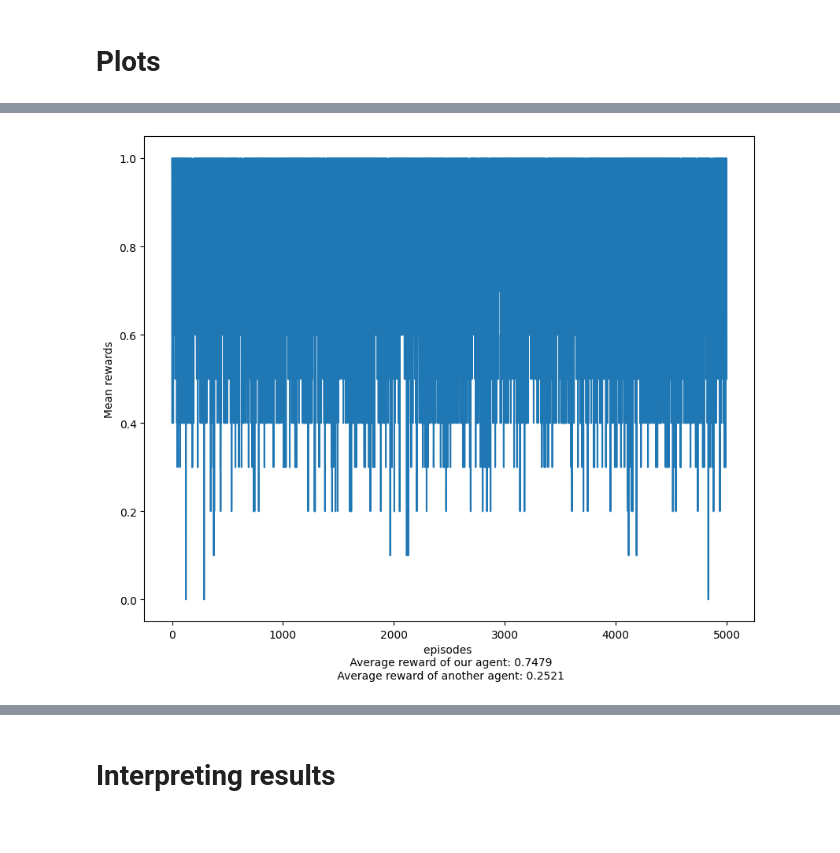
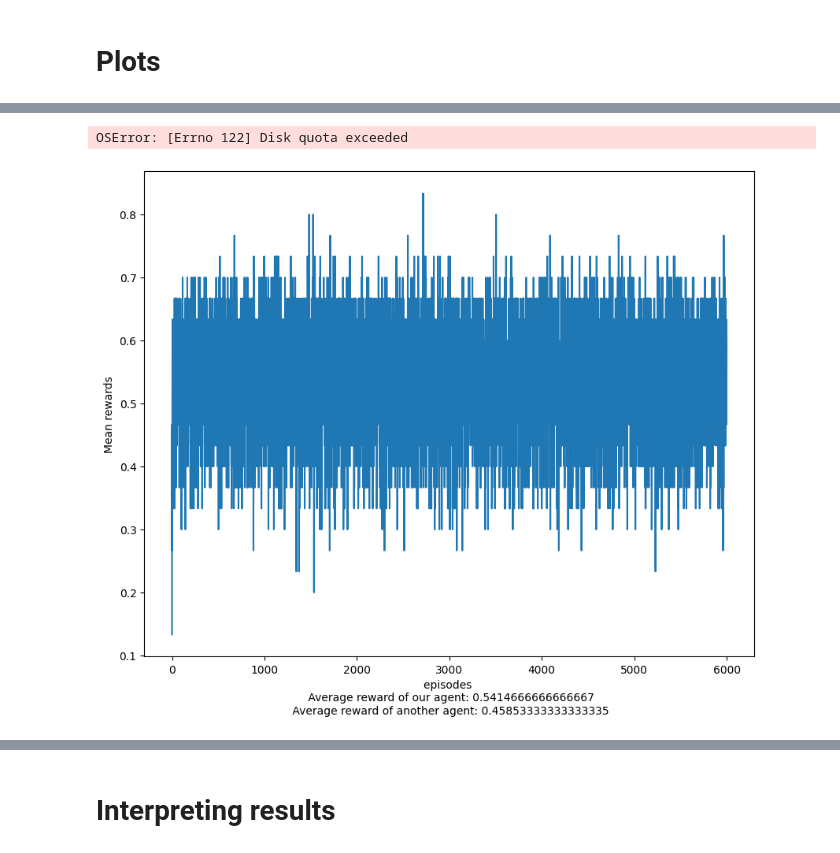
Before and after one commit to kittyfungg/4yp, a Jupyter notebook: Batch/Rmax-arch1_batch_limitedtraj.ipynb, the cells around one changed output, grey strips where cells are left out. Drawn from its saved outputs; the diff is of its cells as text; code cells hidden in the pictures.

```diff
--- a/Batch/Rmax-arch1_batch_limitedtraj.ipynb
+++ b/Batch/Rmax-arch1_batch_limitedtraj.ipynb
@@ -160,17 +116,18 @@ figure2.set_size_inches(10, 8)
-# %%
-#generate reward mean per step of batch 0
-plot_rew_mean = np.mean(plot_rew[0,:,:,0], axis=1)
-fig_handle = plt.plot(plot_rew_mean)
-#reward at batch 0 only
-plt.xlabel("episodes \n Average reward of our agent: " + str(np.mean(plot_rew[0,:,:,0])) +
-          "\n Average reward of another agent: " + str(np.mean(plot_rew[0,:,:,1])))
-
-plt.ylabel("Mean rewards")
-
-figure2 = plt.gcf() # get current figure
-figure2.set_size_inches(10, 8)
-
-#plt.savefig('inner_gamma' + str(inner_gamma) + '_rad' + str(radius) + '_' + str(meta_epi) + '_' + str(meta_steps) + '_mp1.png'  , dpi = 100)
-#plt.clf()
-# %% [output]
-[figure, removed]
+# %%
+plt.clf()
+#generate reward mean per step of all batches
+plot_rew_mean = np.mean(plot_rew[1,:,:,0], axis=1)
+fig_handle = plt.plot(plot_rew_mean)
+#reward of all batches
+plt.xlabel("episodes \n Average reward of our agent: " + str(np.mean(plot_rew[1,:,:,0])) +
+          "\n Average reward of another agent: " + str(np.mean(plot_rew[1,:,:,1])))
+
+plt.ylabel("Mean rewards")
+
+figure1 = plt.gcf() # get current figure
+figure1.set_size_inches(10, 8)
+
+figure1.savefig('inner_gamma' + str(inner_gamma) + '_rad' + str(radius) + '_' + str(meta_epi) + '_' + str(meta_steps) + '_mp1.png'  , dpi = 100)
+# %% [output]
+OSError: [Errno 122] Disk quota exceeded
+[figure, added]
```
Also changed, not shown: parts of 12 cells of this notebook, 4 other files.
